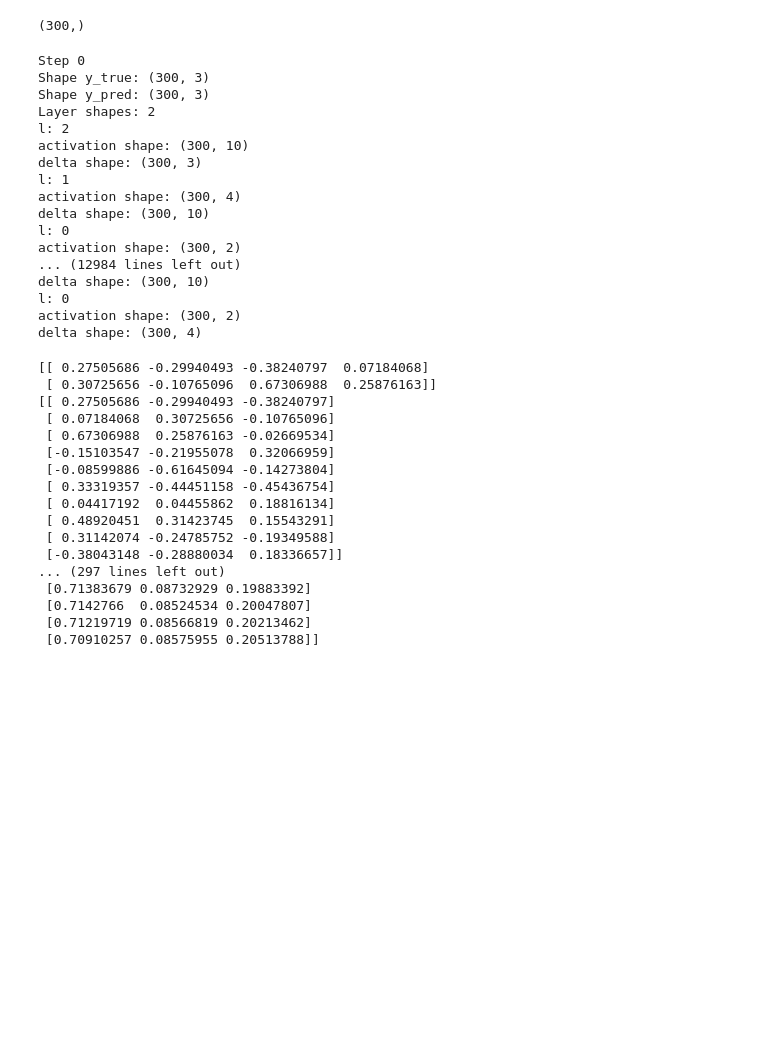
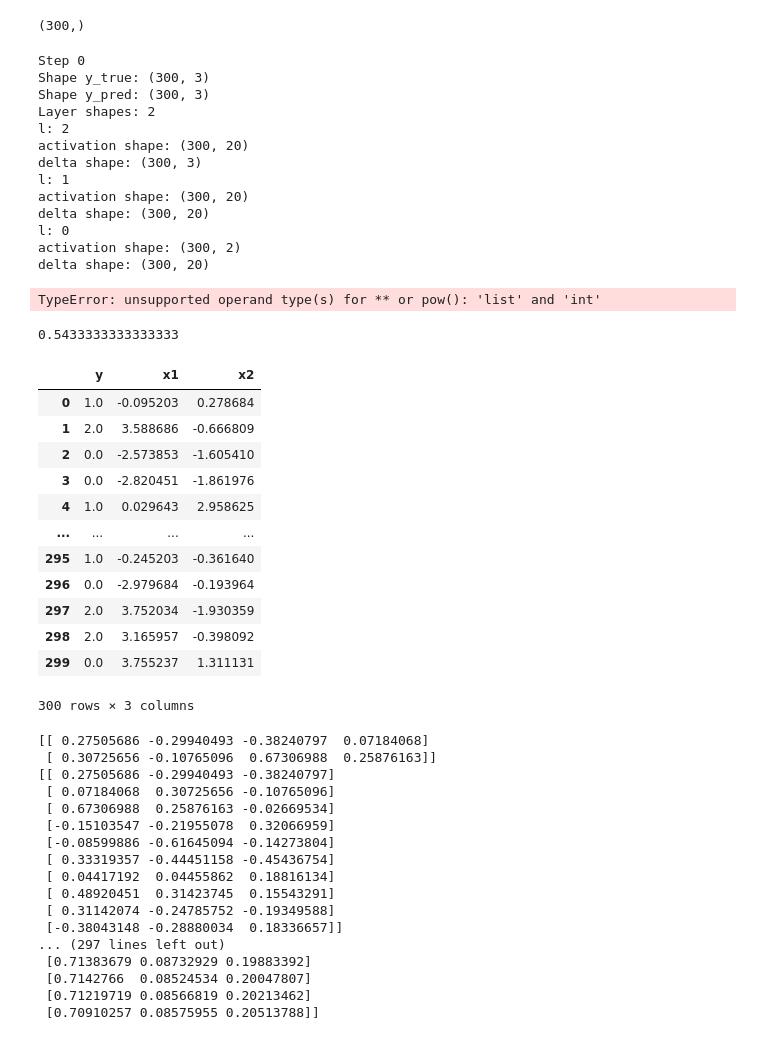
Before and after one commit to staldenhoefler/gml_mc2, a Jupyter notebook: gml_minichallenge_2-checkpoint.ipynb, the cells around one changed output. Cells and saved outputs as stored; diff of their text form; code cells hidden in the pictures; blank space fills up the shorter version.

```diff
--- a/gml_minichallenge_2-checkpoint.ipynb
+++ b/gml_minichallenge_2-checkpoint.ipynb
@@ -1078,9 +1088,9 @@ y_dev.shape
 # %% [output]
 (300,)
 # %%
-layer = [2, 4, 10, 3]
-mlpClassifier = MLPClassifier(num_nodes_per_layer = layer, max_num_steps=1000)
-mlpClassifier.fit(x_dev, y_dev_one_hot, validate_after_every_num_steps=20)
+layer = [2, 20, 20, 3]
+mlpClassifier = MLPClassifier(num_nodes_per_layer = layer, max_num_steps=50)
+mlpClassifier.fit(x_dev, y_dev_one_hot, validate_after_every_num_steps=20, X_val=x_dev, y_val=y_dev_one_hot)
 #mlpClassifier.score(X_test, y_test_one_hot)
 # %% [output]
 Step 0
@@ -1088,20 +1098,35 @@ Shape y_true: (300, 3)
 Shape y_pred: (300, 3)
 Layer shapes: 2
 l: 2
-activation shape: (300, 10)
+activation shape: (300, 20)
 delta shape: (300, 3)
 l: 1
-activation shape: (300, 4)
-delta shape: (300, 10)
+activation shape: (300, 20)
+delta shape: (300, 20)
 l: 0
 activation shape: (300, 2)
-... (12984 lines left out)
-delta shape: (300, 10)
-l: 0
-activation shape: (300, 2)
-delta shape: (300, 4)
+delta shape: (300, 20)
+TypeError: unsupported operand type(s) for ** or pow(): 'list' and 'int'
 # %%
-mlpClassifier.predict(x_dev)
+mlpClassifier.score(x_dev, y_dev_one_hot)
+# %% [output]
+0.5433333333333333
+# %%
+dev_data
+# %% [output]
+|  | y | x1 | x2 |
+| 0 | 1.0 | -0.095203 | 0.278684 |
+| 1 | 2.0 | 3.588686 | -0.666809 |
+| 2 | 0.0 | -2.573853 | -1.605410 |
+| 3 | 0.0 | -2.820451 | -1.861976 |
+| 4 | 1.0 | 0.029643 | 2.958625 |
+| ... | ... | ... | ... |
+| 295 | 1.0 | -0.245203 | -0.361640 |
+| 296 | 0.0 | -2.979684 | -0.193964 |
+| 297 | 2.0 | 3.752034 | -1.930359 |
+| 298 | 2.0 | 3.165957 | -0.398092 |
+| 299 | 0.0 | 3.755237 | 1.311131 |
+300 rows × 3 columns
 # %%
 layer = [2, 4, 10, 3]
 mlpClassifier = MLPClassifier(num_nodes_per_layer = layer, max_num_steps=1000, random_seed=123)
```
Also changed, not shown: parts of 1 cell of this notebook.
